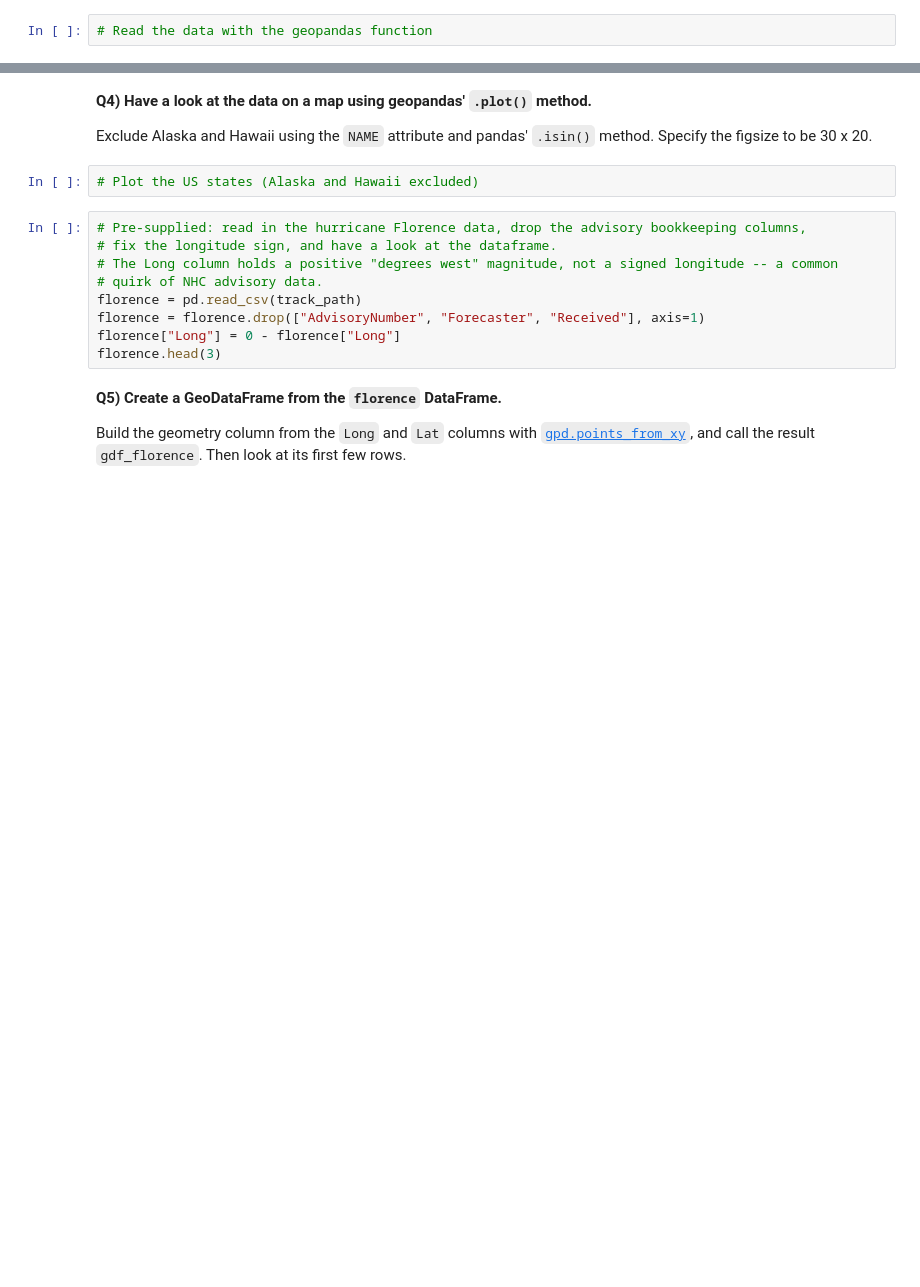
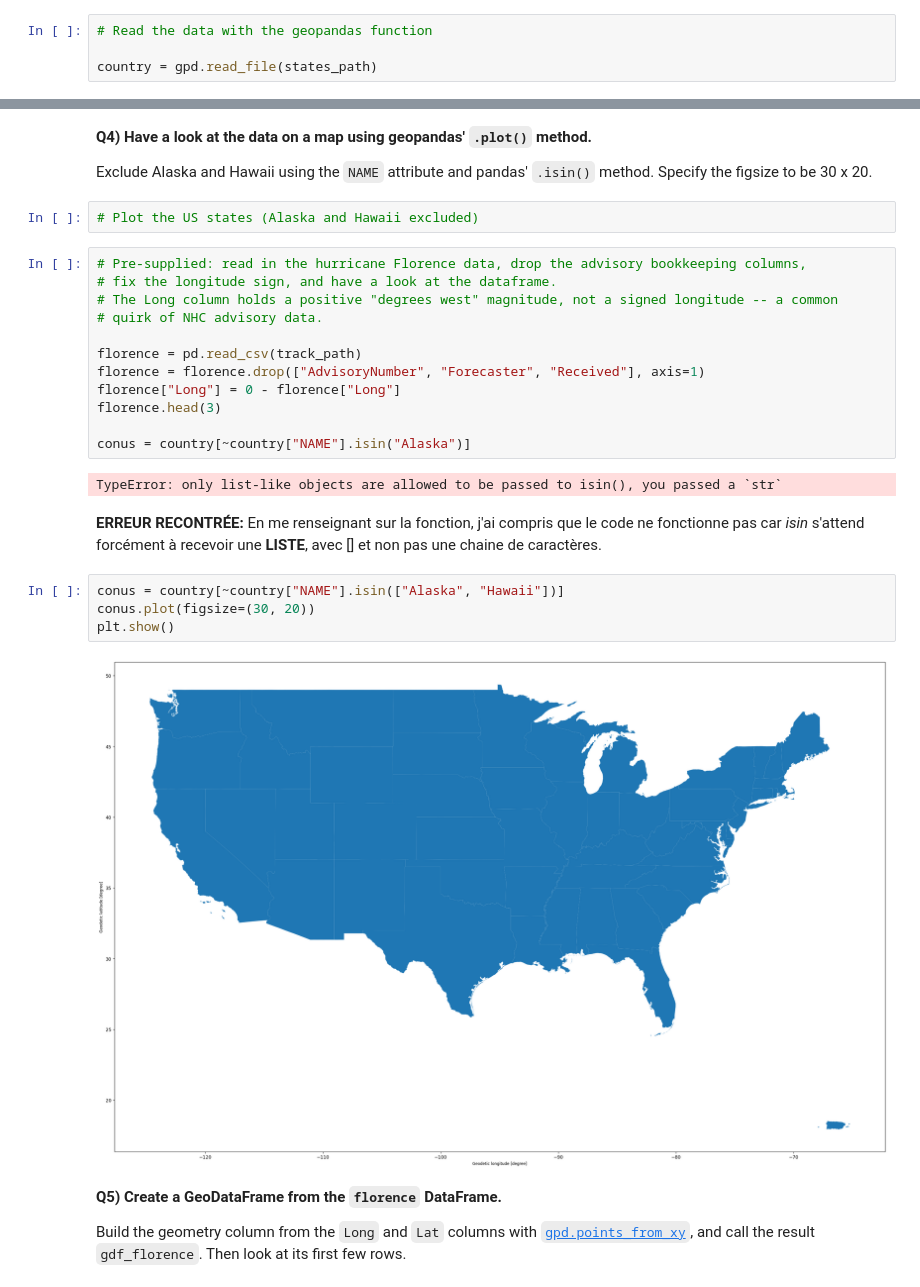
Before and after one commit to lorisboemi/2026_Intro_Python, a Jupyter notebook: live/part-I/FEEDBACK_BOEMI_1.6-geospatial-vector-data-environmental-exercises.ipynb, the cells around one changed output, grey strips where cells are left out. Drawn from its saved outputs; the diff is of its cells as text; blank space fills up the shorter version.

```diff
--- a/live/part-I/FEEDBACK_BOEMI_1.6-geospatial-vector-data-environmental-exercises.ipynb
+++ b/live/part-I/FEEDBACK_BOEMI_1.6-geospatial-vector-data-environmental-exercises.ipynb
@@ -78,6 +82,8 @@ Import geopandas as `gpd`, pandas as `pd`, and matplotlib's pyplot as `plt`.
 The file is cached at `states_path`. Call the result `country`.
 # %%
 # Read the data with the geopandas function
+
+country = gpd.read_file(states_path)
 # %% [markdown]
 **Q3) Have a look at the data. What type of geometries does it contain?**
 
@@ -96,10 +113,24 @@ figsize to be 30 x 20.
 # fix the longitude sign, and have a look at the dataframe.
 # The Long column holds a positive "degrees west" magnitude, not a signed longitude -- a common
 # quirk of NHC advisory data.
+
 florence = pd.read_csv(track_path)
 florence = florence.drop(["AdvisoryNumber", "Forecaster", "Received"], axis=1)
 florence["Long"] = 0 - florence["Long"]
 florence.head(3)
+
+conus = country[~country["NAME"].isin("Alaska")]
+# %% [output]
+TypeError: only list-like objects are allowed to be passed to isin(), you passed a `str`
+# %% [markdown]
+**ERREUR RECONTRÉE:**
+En me renseignant sur la fonction, j'ai compris que le code ne fonctionne pas car *isin* s'attend forcément à recevoir une **LISTE**, avec [] et non pas une chaine de caractères.
+# %%
+conus = country[~country["NAME"].isin(["Alaska", "Hawaii"])]
+conus.plot(figsize=(30, 20))
+plt.show()
+# %% [output]
+[figure, added]
 # %% [markdown]
 **Q5) Create a GeoDataFrame from the `florence` DataFrame.**
 
```
Also changed, not shown: parts of 2 cells of this notebook.
